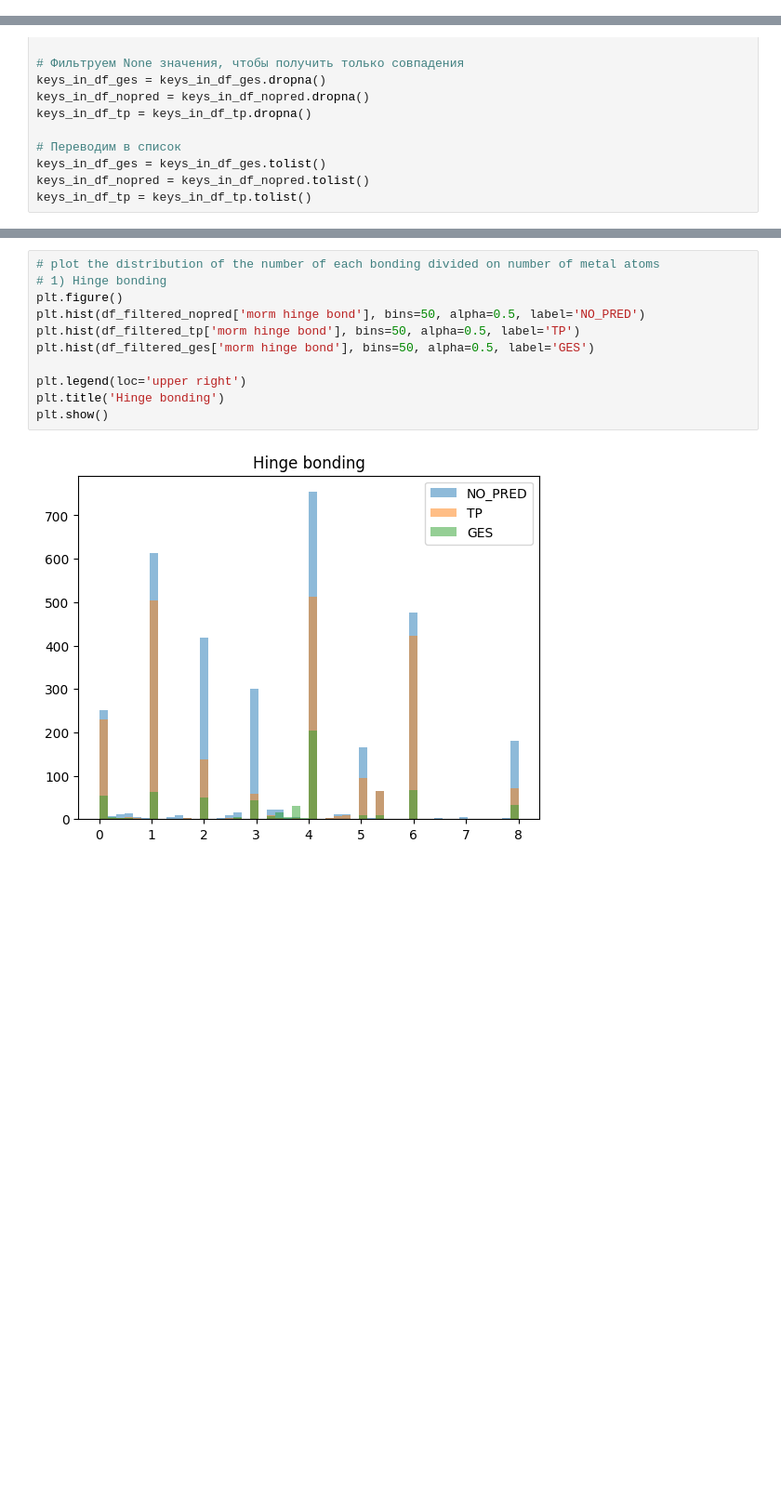
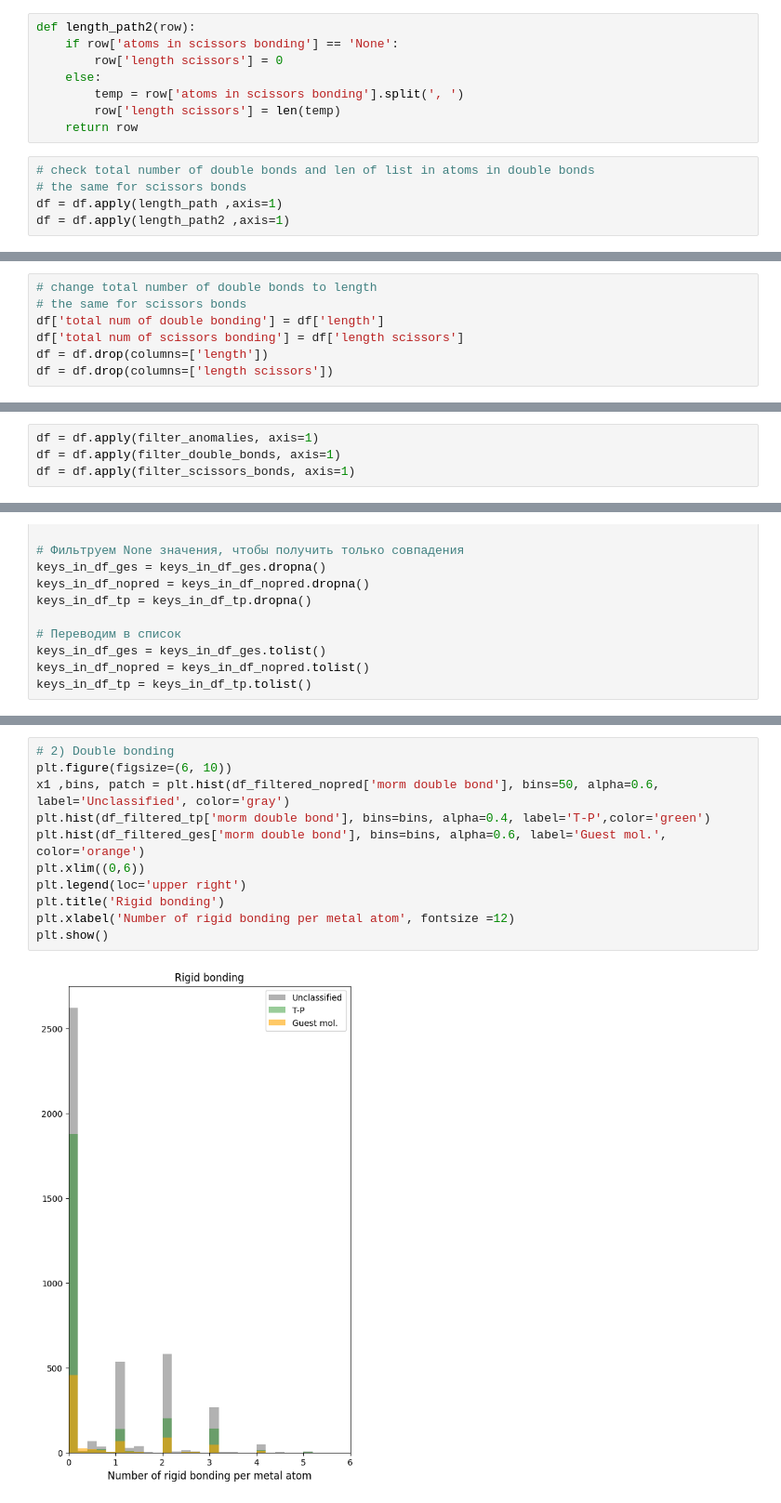
Before and after one commit to SpongeFrogy/PPTiM, a Jupyter notebook: analysis_resubmit.ipynb, the cells around one changed output, grey strips where cells are left out. Shown: that part at 93% size. Saved outputs shown, nothing was run; the diff lists cells and outputs as text; blank space fills up the shorter version.

Commit message:
The end of resubmition. Work is done. The last one - add more comments and check work of code

```diff
--- a/analysis_resubmit.ipynb
+++ b/analysis_resubmit.ipynb
@@ -14,0 +25,13 @@ df.head()
+# %%
+def length_path2(row):
+    if row['atoms in scissors bonding'] == 'None':
+        row['length scissors'] = 0
+    else:
+        temp = row['atoms in scissors bonding'].split(', ')
+        row['length scissors'] = len(temp)
+    return row
+# %%
+# check total number of double bonds and len of list in atoms in double bonds
+# the same for scissors bonds
+df = df.apply(length_path ,axis=1)
+df = df.apply(length_path2 ,axis=1)
@@ -15,3 +64,10 @@ df.head()
+# %%
+# change total number of double bonds to length
+# the same for scissors bonds
+df['total num of double bonding'] = df['length']
+df['total num of scissors bonding'] = df['length scissors']
+df = df.drop(columns=['length'])
+df = df.drop(columns=['length scissors'])
 # %%
 # First, let's filter some cases
 # 1) If hinge bonding with H ,Cl, F
@@ -55,0 +163,4 @@ Structures with metal in double bonding: 0
+# %%
+df = df.apply(filter_anomalies, axis=1)
+df = df.apply(filter_double_bonds, axis=1)
+df = df.apply(filter_scissors_bonds, axis=1)
@@ -236,13 +406,13 @@ df_filtered.describe()
 # %%
-# plot the distribution of the number of each bonding divided on number of metal atoms
-# 1) Hinge bonding
-plt.figure()
-plt.hist(df_filtered_nopred['morm hinge bond'], bins=50, alpha=0.5, label='NO_PRED')
-plt.hist(df_filtered_tp['morm hinge bond'], bins=50, alpha=0.5, label='TP')
-plt.hist(df_filtered_ges['morm hinge bond'], bins=50, alpha=0.5, label='GES')
-
+# 2) Double bonding
+plt.figure(figsize=(6, 10))
+x1 ,bins, patch = plt.hist(df_filtered_nopred['morm double bond'], bins=50, alpha=0.6, label='Unclassified', color='gray')
+plt.hist(df_filtered_tp['morm double bond'], bins=bins, alpha=0.4, label='T-P',color='green')
+plt.hist(df_filtered_ges['morm double bond'], bins=bins, alpha=0.6, label='Guest mol.', color='orange')
+plt.xlim((0,6))
 plt.legend(loc='upper right')
-plt.title('Hinge bonding')
+plt.title('Rigid bonding')
+plt.xlabel('Number of rigid bonding per metal atom', fontsize =12)
 plt.show()
 # %% [output]
-[figure, old version]
+[figure, new version]
```
Also changed, not shown: parts of 32 cells of this notebook, 21 other files.
